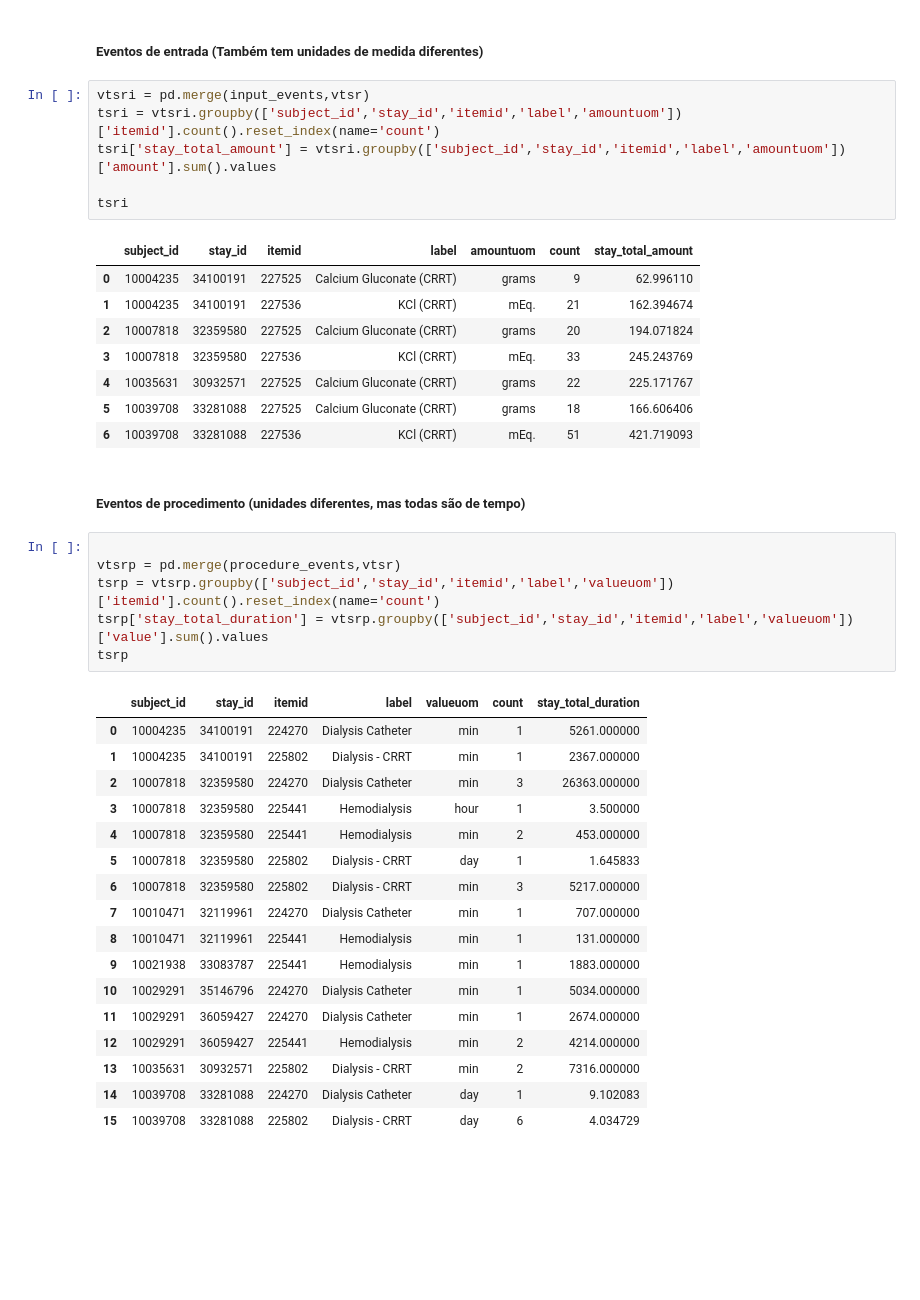
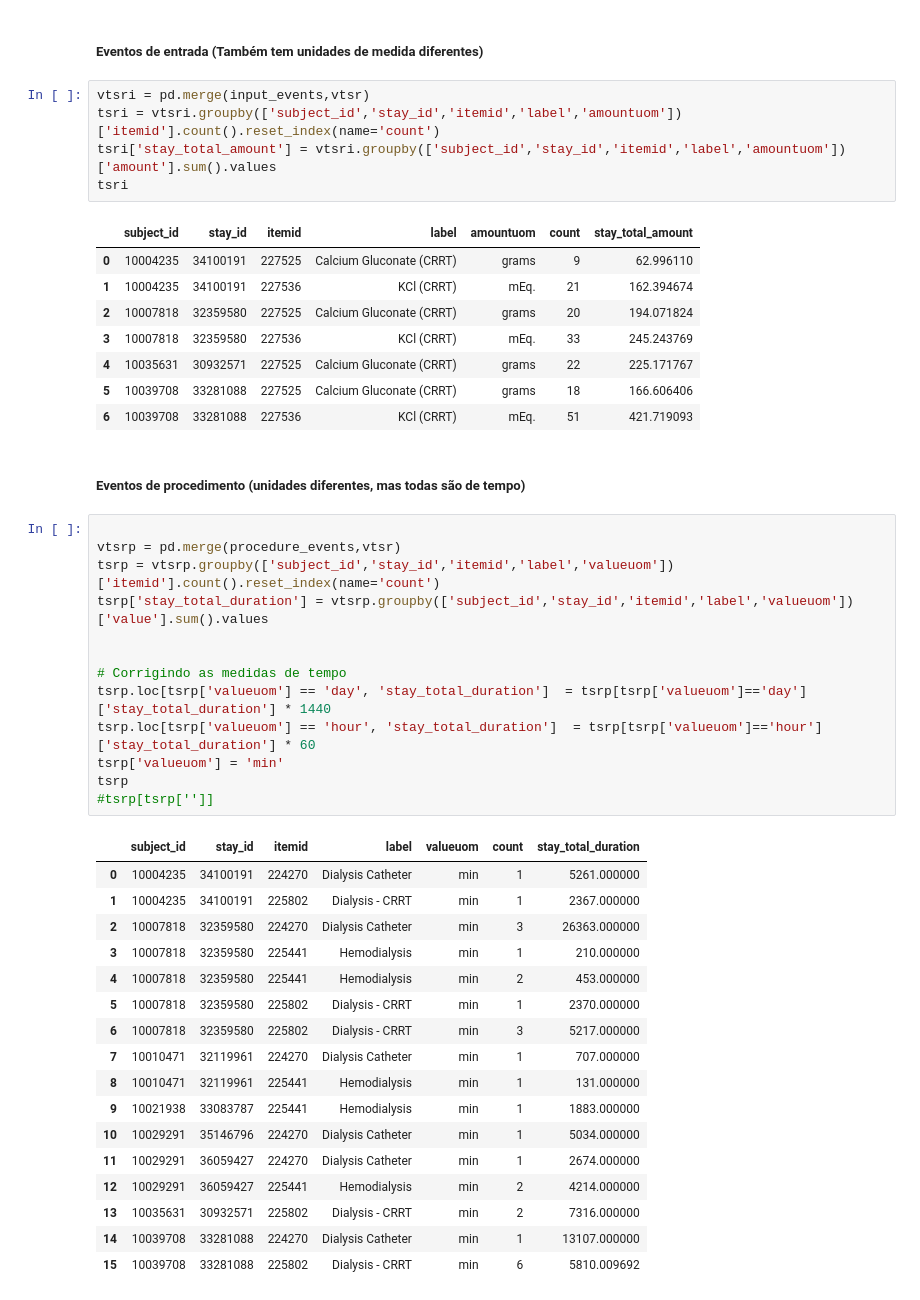
Before and after one commit to besome/speed-uti, a Jupyter notebook: mimic-code/mimic-iv-demo/2.2/analise.ipynb, the cells around one changed output. Saved outputs shown, nothing was run; the diff lists cells and outputs as text; blank space fills up the shorter version.

```diff
--- a/mimic-code/mimic-iv-demo/2.2/analise.ipynb
+++ b/mimic-code/mimic-iv-demo/2.2/analise.ipynb
@@ -151,7 +155,6 @@ vtsr = items[items['itemid'].isin(tsr_ids)]
 vtsri = pd.merge(input_events,vtsr)
 tsri = vtsri.groupby(['subject_id','stay_id','itemid','label','amountuom'])['itemid'].count().reset_index(name='count')
 tsri['stay_total_amount'] = vtsri.groupby(['subject_id','stay_id','itemid','label','amountuom'])['amount'].sum().values
-
 tsri
 # %% [output]
 |  | subject_id | stay_id | itemid | label | amountuom | count | stay_total_amount |
@@ -167,17 +170,24 @@ tsri
 # %%
 
 vtsrp = pd.merge(procedure_events,vtsr)
 tsrp = vtsrp.groupby(['subject_id','stay_id','itemid','label','valueuom'])['itemid'].count().reset_index(name='count')
 tsrp['stay_total_duration'] = vtsrp.groupby(['subject_id','stay_id','itemid','label','valueuom'])['value'].sum().values
+
+
+# Corrigindo as medidas de tempo
+tsrp.loc[tsrp['valueuom'] == 'day', 'stay_total_duration']  = tsrp[tsrp['valueuom']=='day']['stay_total_duration'] * 1440
+tsrp.loc[tsrp['valueuom'] == 'hour', 'stay_total_duration']  = tsrp[tsrp['valueuom']=='hour']['stay_total_duration'] * 60
+tsrp['valueuom'] = 'min'
 tsrp
+#tsrp[tsrp['']]
 # %% [output]
 |  | subject_id | stay_id | itemid | label | valueuom | count | stay_total_duration |
 | 0 | 10004235 | 34100191 | 224270 | Dialysis Catheter | min | 1 | 5261.000000 |
 | 1 | 10004235 | 34100191 | 225802 | Dialysis - CRRT | min | 1 | 2367.000000 |
 | 2 | 10007818 | 32359580 | 224270 | Dialysis Catheter | min | 3 | 26363.000000 |
-| 3 | 10007818 | 32359580 | 225441 | Hemodialysis | hour | 1 | 3.500000 |
+| 3 | 10007818 | 32359580 | 225441 | Hemodialysis | min | 1 | 210.000000 |
 | 4 | 10007818 | 32359580 | 225441 | Hemodialysis | min | 2 | 453.000000 |
-| 5 | 10007818 | 32359580 | 225802 | Dialysis - CRRT | day | 1 | 1.645833 |
+| 5 | 10007818 | 32359580 | 225802 | Dialysis - CRRT | min | 1 | 2370.000000 |
 | 6 | 10007818 | 32359580 | 225802 | Dialysis - CRRT | min | 3 | 5217.000000 |
 | 7 | 10010471 | 32119961 | 224270 | Dialysis Catheter | min | 1 | 707.000000 |
 | 8 | 10010471 | 32119961 | 225441 | Hemodialysis | min | 1 | 131.000000 |
@@ -186,5 +196,5 @@ tsrp
 | 11 | 10029291 | 36059427 | 224270 | Dialysis Catheter | min | 1 | 2674.000000 |
 | 12 | 10029291 | 36059427 | 225441 | Hemodialysis | min | 2 | 4214.000000 |
 | 13 | 10035631 | 30932571 | 225802 | Dialysis - CRRT | min | 2 | 7316.000000 |
-| 14 | 10039708 | 33281088 | 224270 | Dialysis Catheter | day | 1 | 9.102083 |
-| 15 | 10039708 | 33281088 | 225802 | Dialysis - CRRT | day | 6 | 4.034729 |
+| 14 | 10039708 | 33281088 | 224270 | Dialysis Catheter | min | 1 | 13107.000000 |
+| 15 | 10039708 | 33281088 | 225802 | Dialysis - CRRT | min | 6 | 5810.009692 |
```
Also changed, not shown: parts of 10 cells of this notebook.
